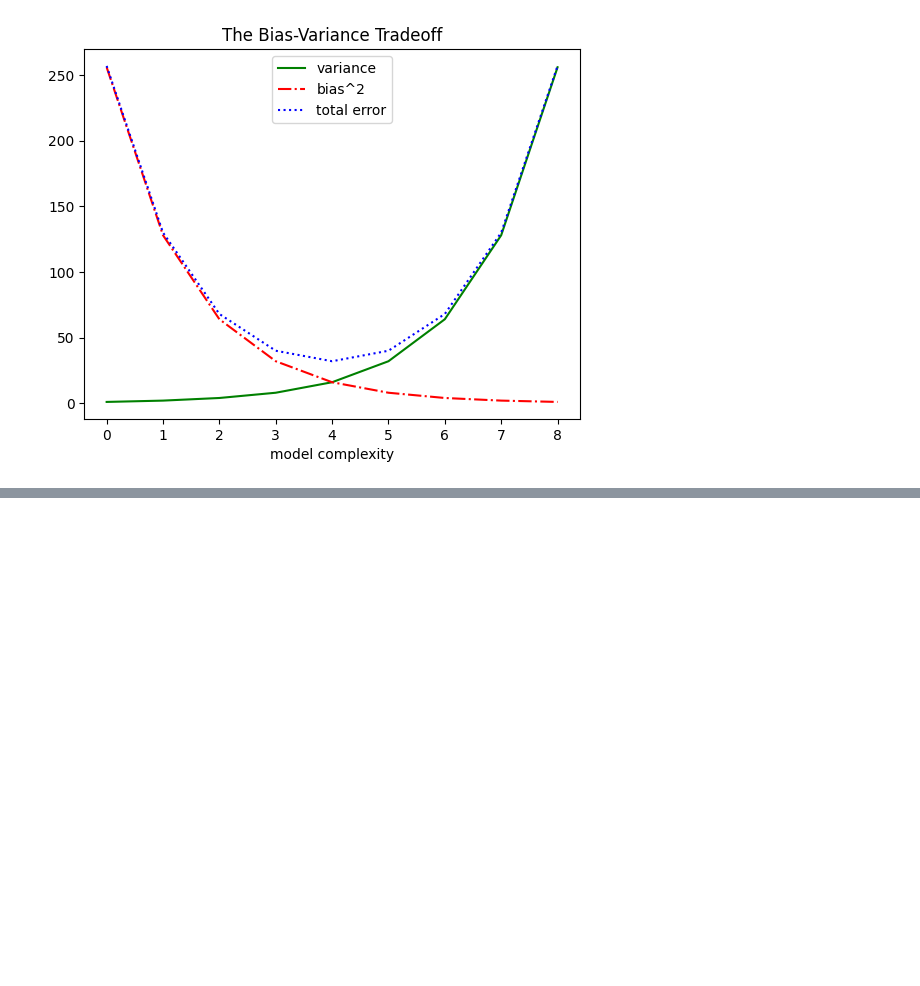
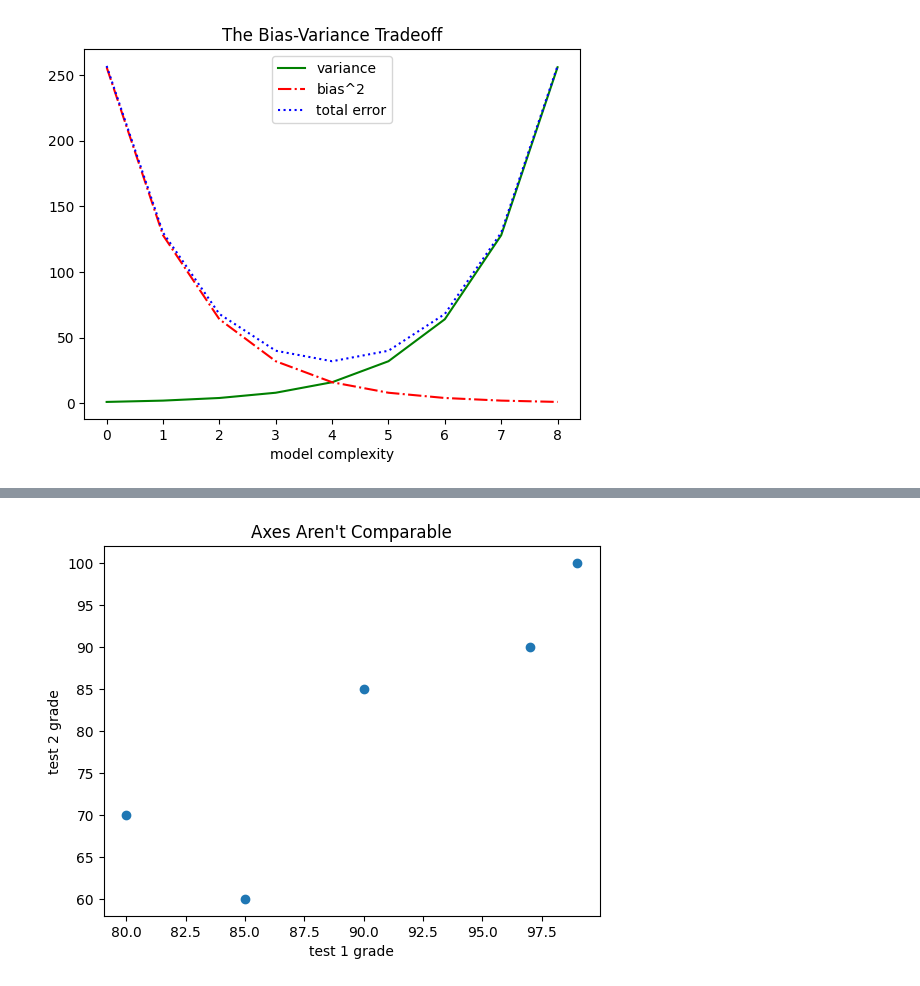
Before and after one commit to Tamicktom/data-science-from-zero, a Jupyter notebook: data-visualization.ipynb, the cells around one changed output, grey strips where cells are left out. Saved outputs shown, nothing was run; the diff lists cells and outputs as text; code cells hidden in the pictures; blank space fills up the shorter version.

```diff
--- a/data-visualization.ipynb
+++ b/data-visualization.ipynb
@@ -96,0 +117,11 @@ plt.show()
+# %%
+test_1_grades: List[int] = [99, 90, 85, 97, 80]
+test_2_grades: List[int] = [100, 85, 60, 90, 70]
+
+plt.scatter(test_1_grades, test_2_grades)
+plt.title("Axes Aren't Comparable")
+plt.xlabel("test 1 grade")
+plt.ylabel("test 2 grade")
+plt.show()
+# %% [output]
+[figure, added]
```
Also changed, not shown: parts of 1 cell of this notebook.
